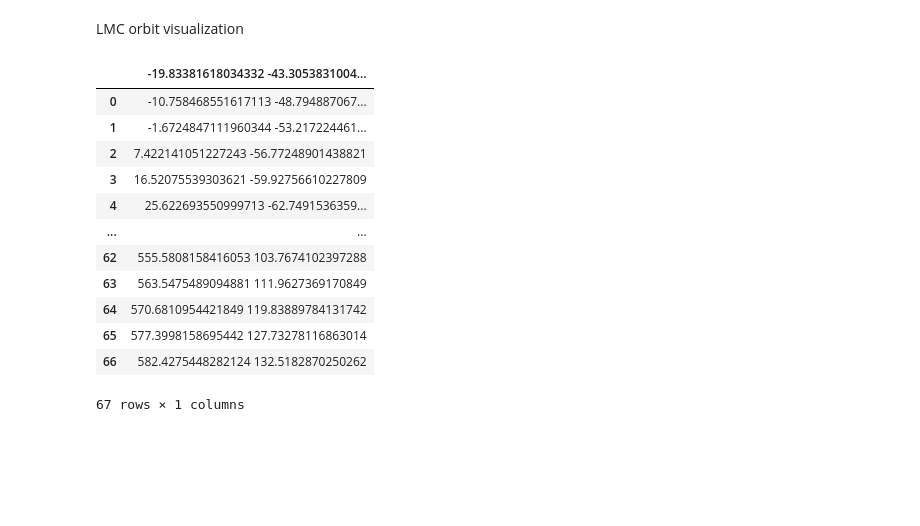
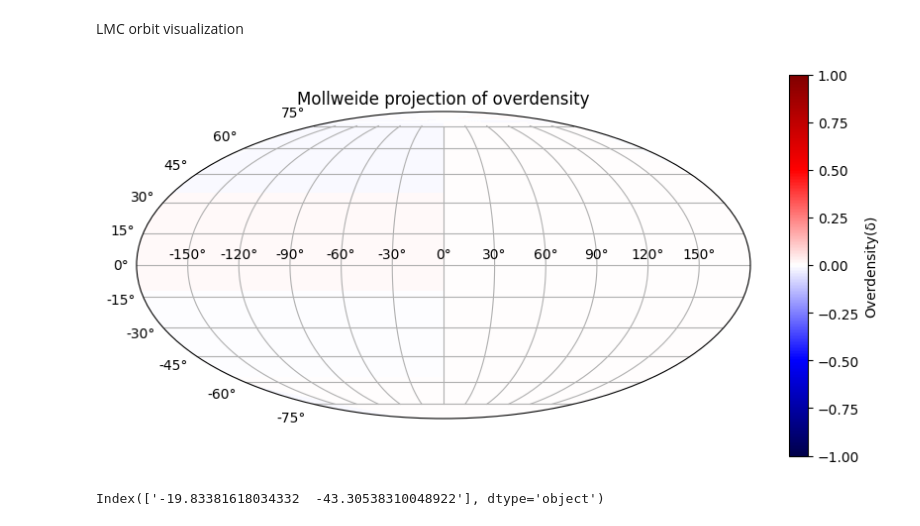
Before and after one commit to TheArchAstronomer/My_thesis, a Jupyter notebook: CDM_sim_viz.ipynb, the cells around one changed output. Cells and saved outputs as stored; diff of their text form; code cells hidden in the pictures; blank space fills up the shorter version.

```diff
--- a/CDM_sim_viz.ipynb
+++ b/CDM_sim_viz.ipynb
@@ -126,19 +126,23 @@ plt.imshow(hist_smoothed1.T, origin='lower', extent = extent,  cmap="seismic")
 [figure]
 # %% [markdown]
 LMC orbit visualization
-# %%
-lmc_orbit
-# %% [output]
-|  | -19.83381618034332 -43.3053831004... |
-| 0 | -10.758468551617113 -48.794887067... |
-| 1 | -1.6724847111960344 -53.217224461... |
-| 2 | 7.422141051227243 -56.77248901438821 |
-| 3 | 16.52075539303621 -59.92756610227809 |
-| 4 | 25.622693550999713 -62.7491536359... |
-| ... | ... |
-| 62 | 555.5808158416053 103.7674102397288 |
-| 63 | 563.5475489094881 111.9627369170849 |
-| 64 | 570.6810954421849 119.83889784131742 |
-| 65 | 577.3998158695442 127.73278116863014 |
-| 66 | 582.4275448282124 132.5182870250262 |
-67 rows × 1 columns
+# %%
+x_grid, y_grid = np.meshgrid(xedges[:-1], yedges[:-1])
+
+fig = plt.figure(figsize=(10,5))
+ax = fig.add_subplot (111, projection = "mollweide")
+
+im = ax.pcolormesh(x_grid, y_grid, OD.T, cmap='seismic', shading = 'auto', vmin = -1, vmax = 1)
+
+plt.colorbar(im, label = 'Overdensity(δ)')
+
+plt.title("Mollweide projection of overdensity")
+plt.grid(True)
+
+plt.show()
+# %% [output]
+[figure, added]
+# %%
+print(lmc_orbit.columns)
+# %% [output]
+Index(['-19.83381618034332  -43.30538310048922'], dtype='object')
```
Also changed, not shown: 1 other file.
